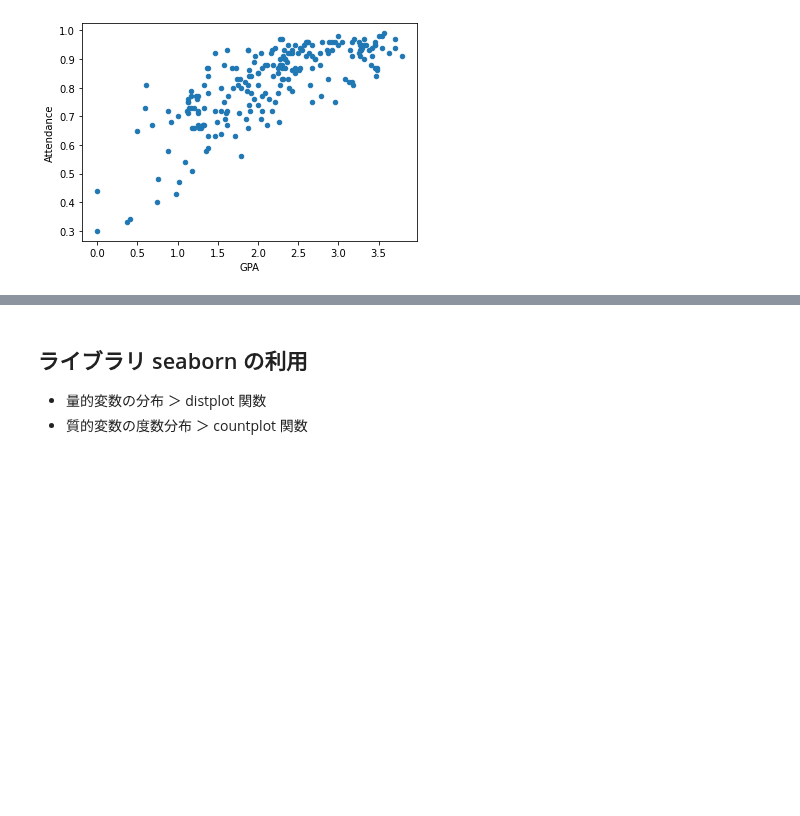
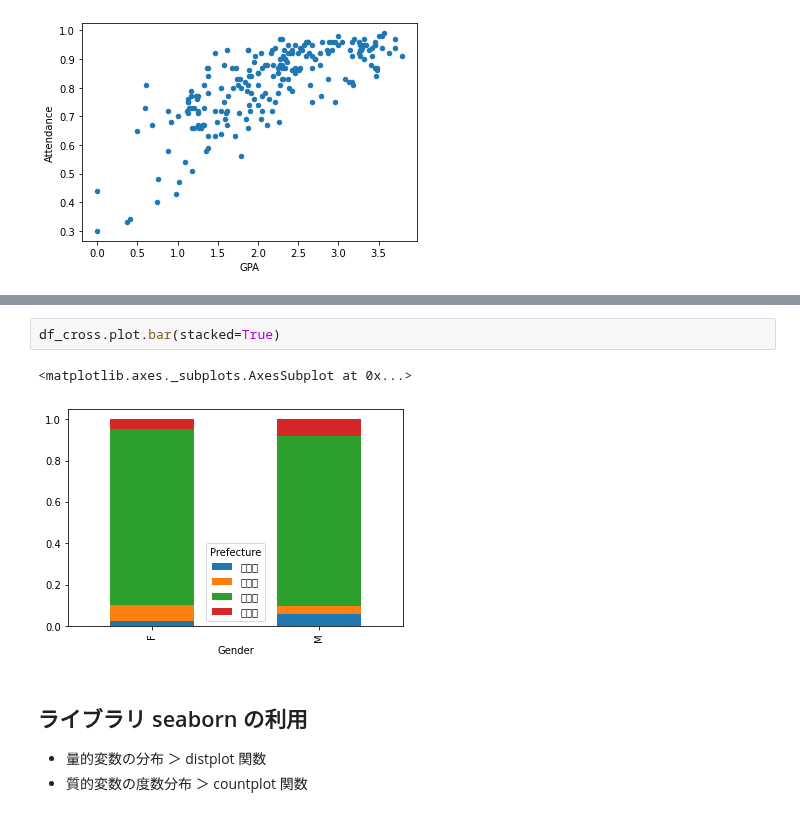
Before and after one commit to koichi-inoue/DataScience, a Jupyter notebook: Sample02.ipynb, the cells around one changed output, grey strips where cells are left out. Cells and saved outputs as stored; diff of their text form; blank space fills up the shorter version.

```diff
--- a/Sample02.ipynb
+++ b/Sample02.ipynb
@@ -113,3 +149,8 @@ df.plot.scatter(x='GPA', y='Attendance')
+# %%
+df_cross.plot.bar(stacked=True)
+# %% [output]
+<matplotlib.axes._subplots.AxesSubplot at 0x...>
+[figure, added]
 # %% [markdown]
 ## ライブラリ seaborn の利用
 * 量的変数の分布 ＞ distplot 関数
```
Also changed, not shown: parts of 10 cells of this notebook.
